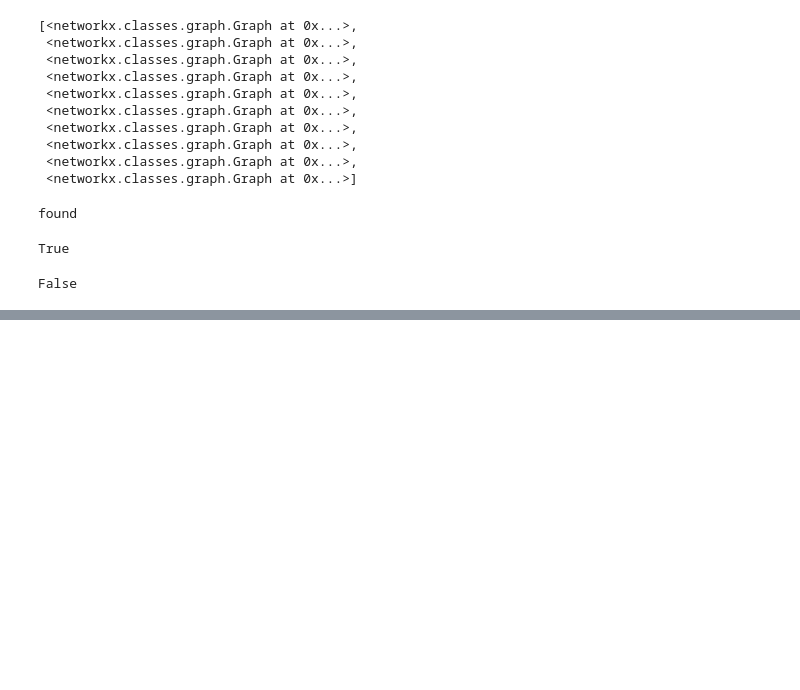
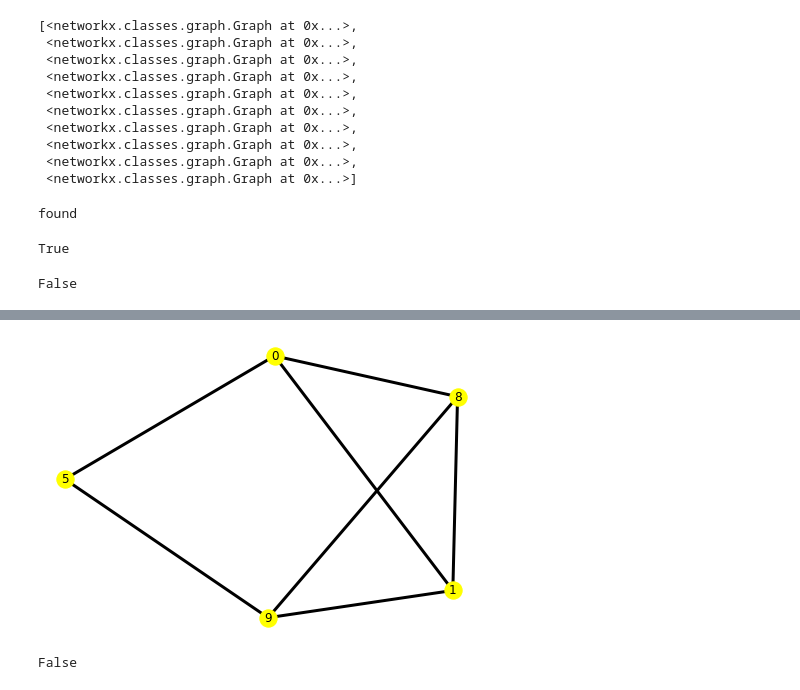
Before and after one commit to chang2000/openGraphMatching, a Jupyter notebook: ogm/reviewed.ipynb, the cells around one changed output, grey strips where cells are left out. Cells and saved outputs as stored; diff of their text form; code cells hidden in the pictures; blank space fills up the shorter version.

```diff
--- a/ogm/reviewed.ipynb
+++ b/ogm/reviewed.ipynb
@@ -112,0 +151,10 @@ False
+# %%
+# 生成速度不行
+bigG_sub = brute_random_subgraph_generation(5, bigG)
+draw_graph(bigG_sub)
+# %% [output]
+[figure, added]
+# %%
+check_subgraph_matching(bigG_sub, bigG)
+# %% [output]
+False
```
Also changed, not shown: parts of 22 cells of this notebook, 3 other files.
